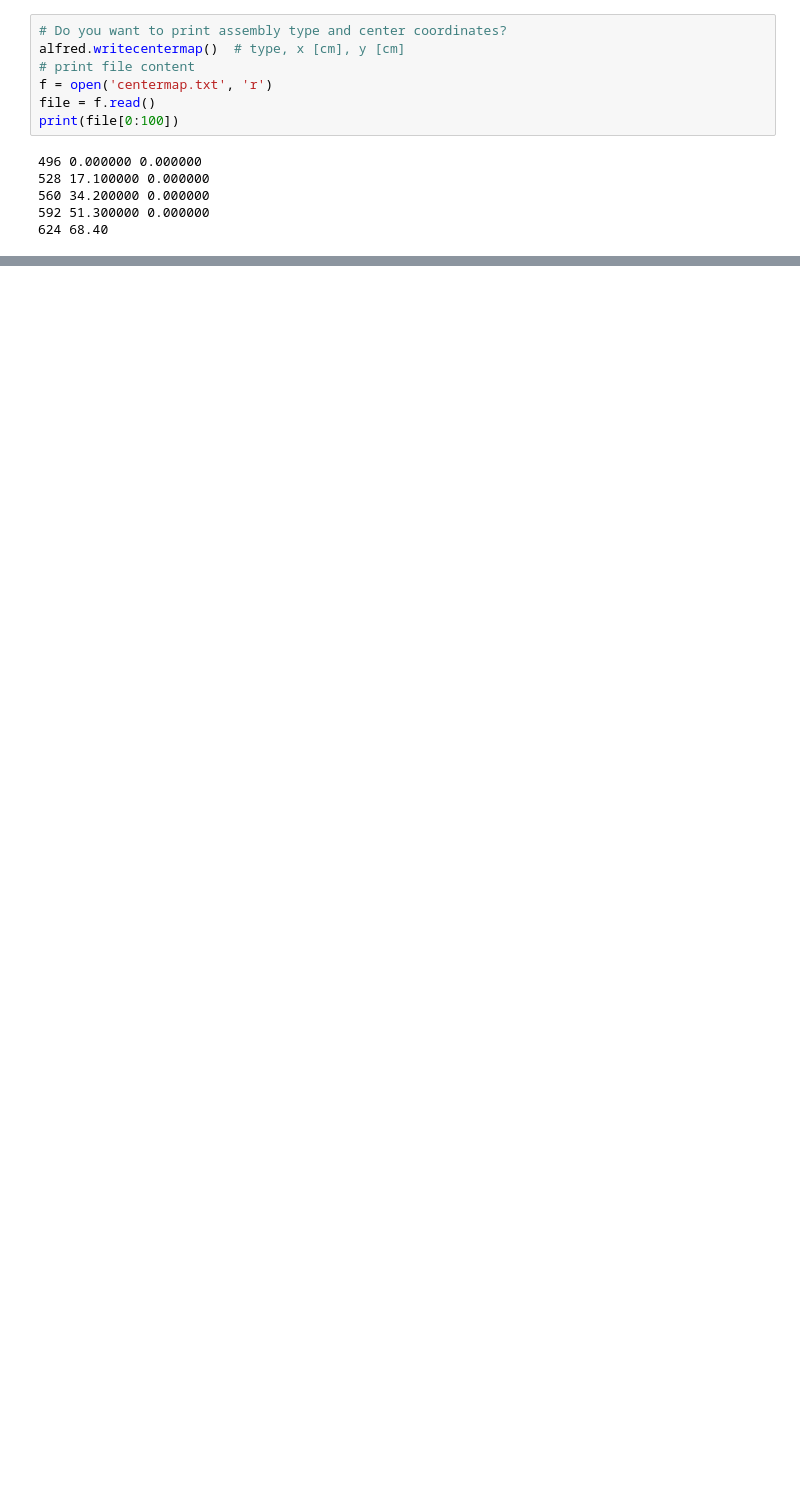
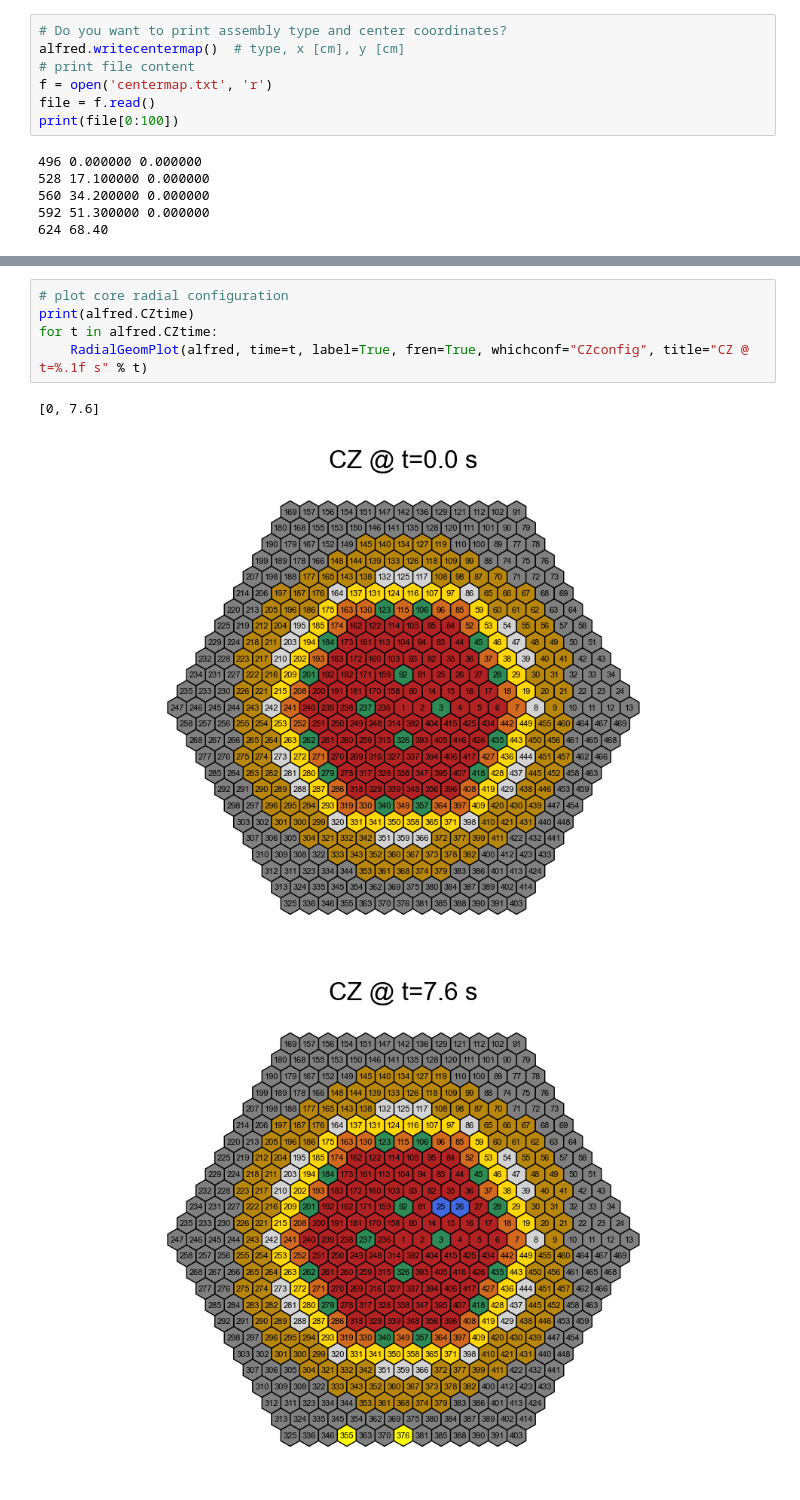
Before and after one commit to nicoloabrate/COREutils, a Jupyter notebook: docs/examples/Core/ALFRED/alfred.ipynb, the cells around one changed output, grey strips where cells are left out. Drawn from its saved outputs; the diff is of its cells as text; blank space fills up the shorter version.

```diff
--- a/docs/examples/Core/ALFRED/alfred.ipynb
+++ b/docs/examples/Core/ALFRED/alfred.ipynb
@@ -161,0 +224,9 @@ print(file[0:100])
+# %%
+# plot core radial configuration
+print(alfred.CZtime)
+for t in alfred.CZtime:
+    RadialGeomPlot(alfred, time=t, label=True, fren=True, whichconf="CZconfig", title="CZ @ t=%.1f s" % t)
+# %% [output]
+[0, 7.6]
+[figure, added]
+[figure, added]
```
Also changed, not shown: parts of 9 cells of this notebook, 58 other files.
